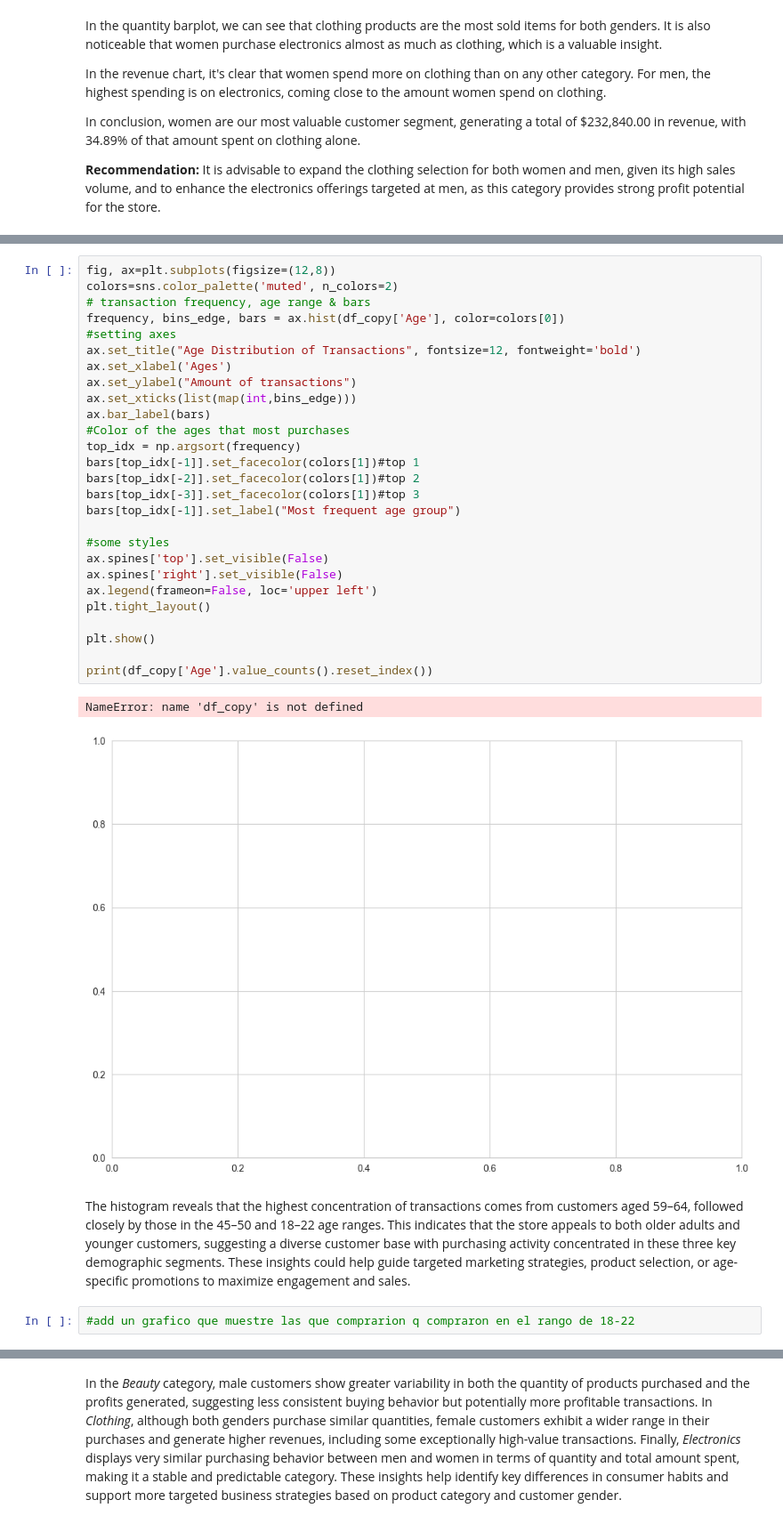
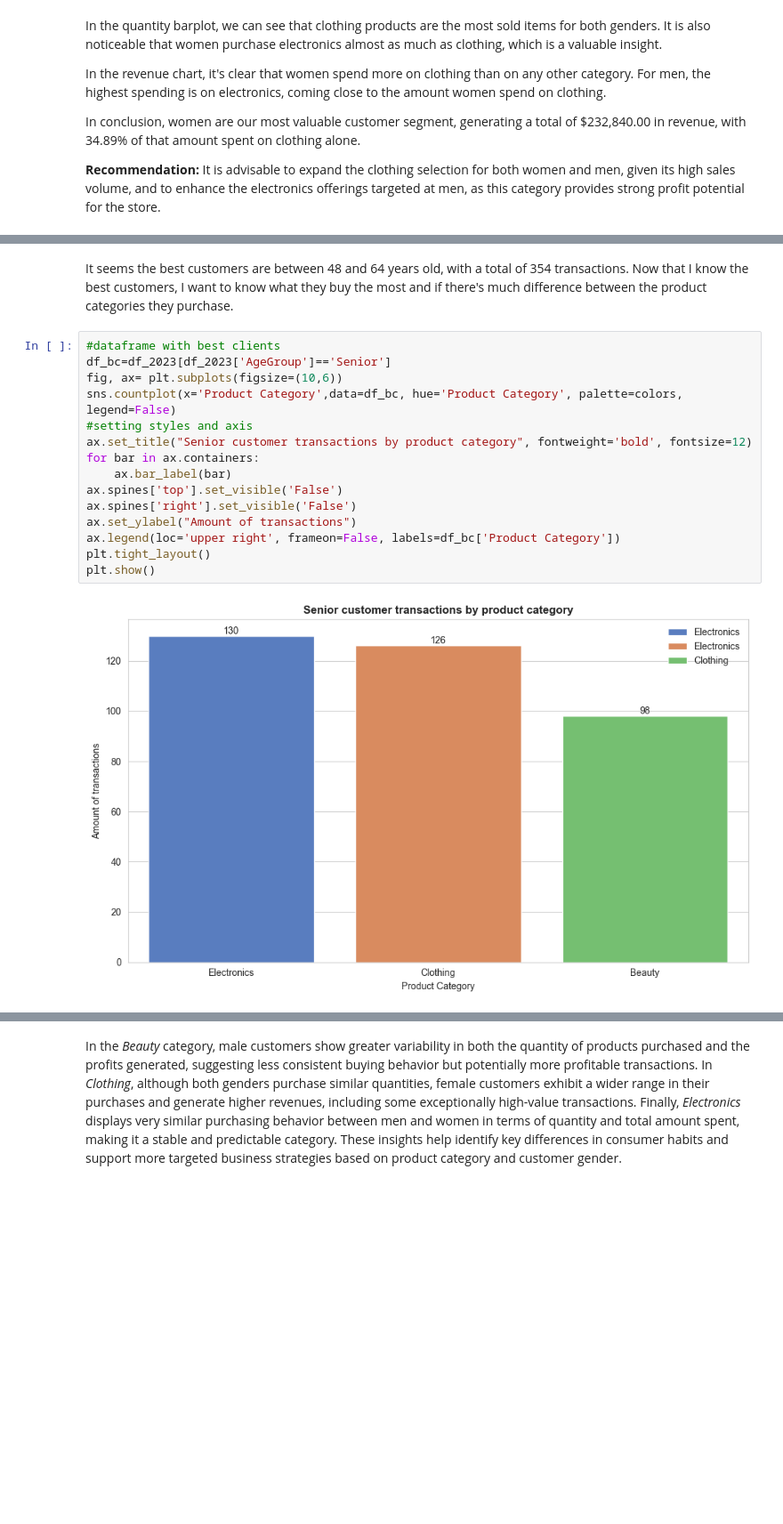
Before and after one commit to SHIro12211/Online-Store, a Jupyter notebook: notebooks/EDA.ipynb, the cells around one changed output, grey strips where cells are left out. Shown: that part at 89% size. Cells and saved outputs as stored; diff of their text form; blank space fills up the shorter version.

```diff
--- a/notebooks/EDA.ipynb
+++ b/notebooks/EDA.ipynb
@@ -408,34 +410,19 @@ Passing `palette` without assigning `hue` is deprecated and will be removed in v
-# %%
-fig, ax=plt.subplots(figsize=(12,8))
-colors=sns.color_palette('muted', n_colors=2)
-# transaction frequency, age range & bars
-frequency, bins_edge, bars = ax.hist(df_copy['Age'], color=colors[0])
-#setting axes
-ax.set_title("Age Distribution of Transactions", fontsize=12, fontweight='bold')
-ax.set_xlabel('Ages')
-ax.set_ylabel("Amount of transactions")
-ax.set_xticks(list(map(int,bins_edge)))
-ax.bar_label(bars)
-#Color of the ages that most purchases
-top_idx = np.argsort(frequency)
-bars[top_idx[-1]].set_facecolor(colors[1])#top 1
-bars[top_idx[-2]].set_facecolor(colors[1])#top 2
-bars[top_idx[-3]].set_facecolor(colors[1])#top 3
-bars[top_idx[-1]].set_label("Most frequent age group")
-
-#some styles
-ax.spines['top'].set_visible(False)
-ax.spines['right'].set_visible(False)
-ax.legend(frameon=False, loc='upper left')
-plt.tight_layout()
-
-plt.show()
-
-print(df_copy['Age'].value_counts().reset_index())
-# %% [output]
-NameError: name 'df_copy' is not defined
-[figure, removed]
-# %% [markdown]
-The histogram reveals that the highest concentration of transactions comes from customers aged 59–64, followed closely by those in the 45–50 and 18–22 age ranges. This indicates that the store appeals to both older adults and younger customers, suggesting a diverse customer base with purchasing activity concentrated in these three key demographic segments. These insights could help guide targeted marketing strategies, product selection, or age-specific promotions to maximize engagement and sales.
+# %% [markdown]
+It seems the best customers are between 48 and 64 years old, with a total of 354 transactions. Now that I know the best customers, I want to know what they buy the most and if there's much difference between the product categories they purchase.
 # %%
-#add un grafico que muestre las que comprarion q compraron en el rango de 18-22
+#dataframe with best clients
+df_bc=df_2023[df_2023['AgeGroup']=='Senior']
+fig, ax= plt.subplots(figsize=(10,6))
+sns.countplot(x='Product Category',data=df_bc, hue='Product Category', palette=colors, legend=False)
+#setting styles and axis
+ax.set_title("Senior customer transactions by product category", fontweight='bold', fontsize=12)
+for bar in ax.containers:
+    ax.bar_label(bar)
+ax.spines['top'].set_visible('False')
+ax.spines['right'].set_visible('False')
+ax.set_ylabel("Amount of transactions")
+ax.legend(loc='upper right', frameon=False, labels=df_bc['Product Category'])
+plt.tight_layout()
+plt.show()
+# %% [output]
+[figure, added]
```
Also changed, not shown: parts of 9 cells of this notebook.
